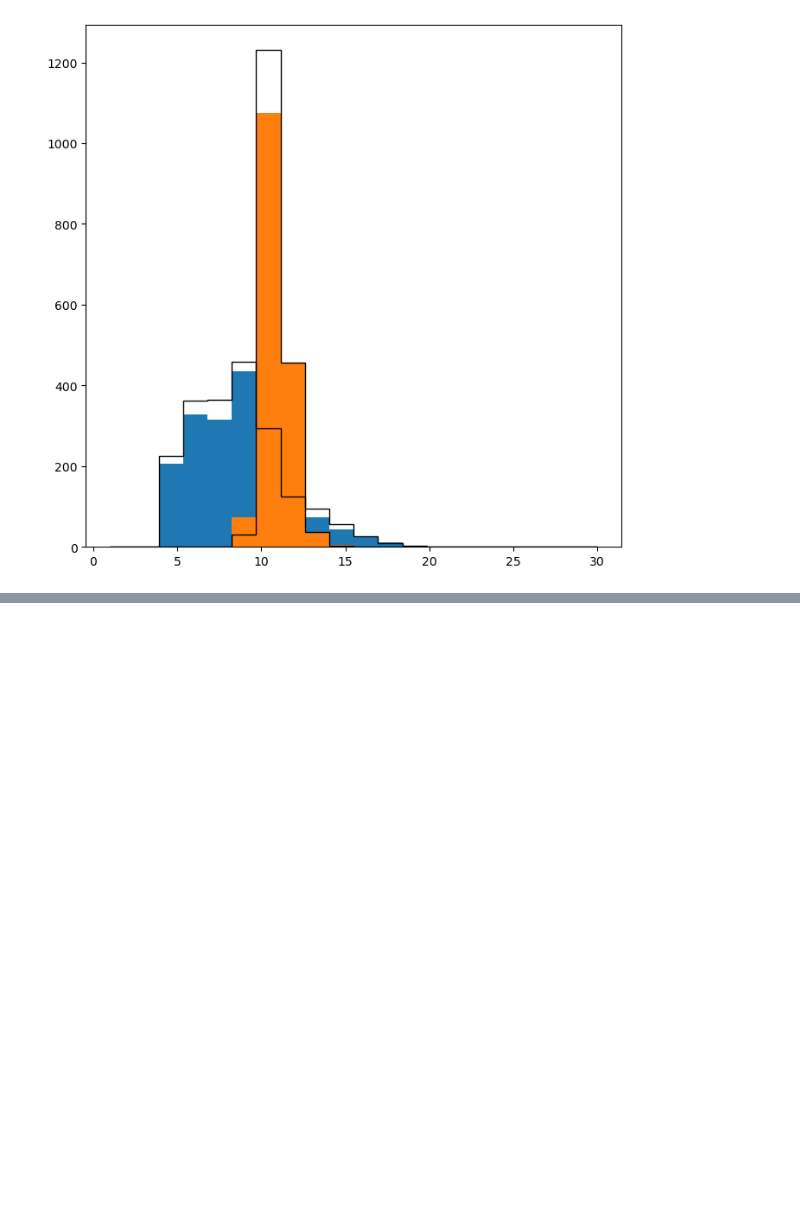
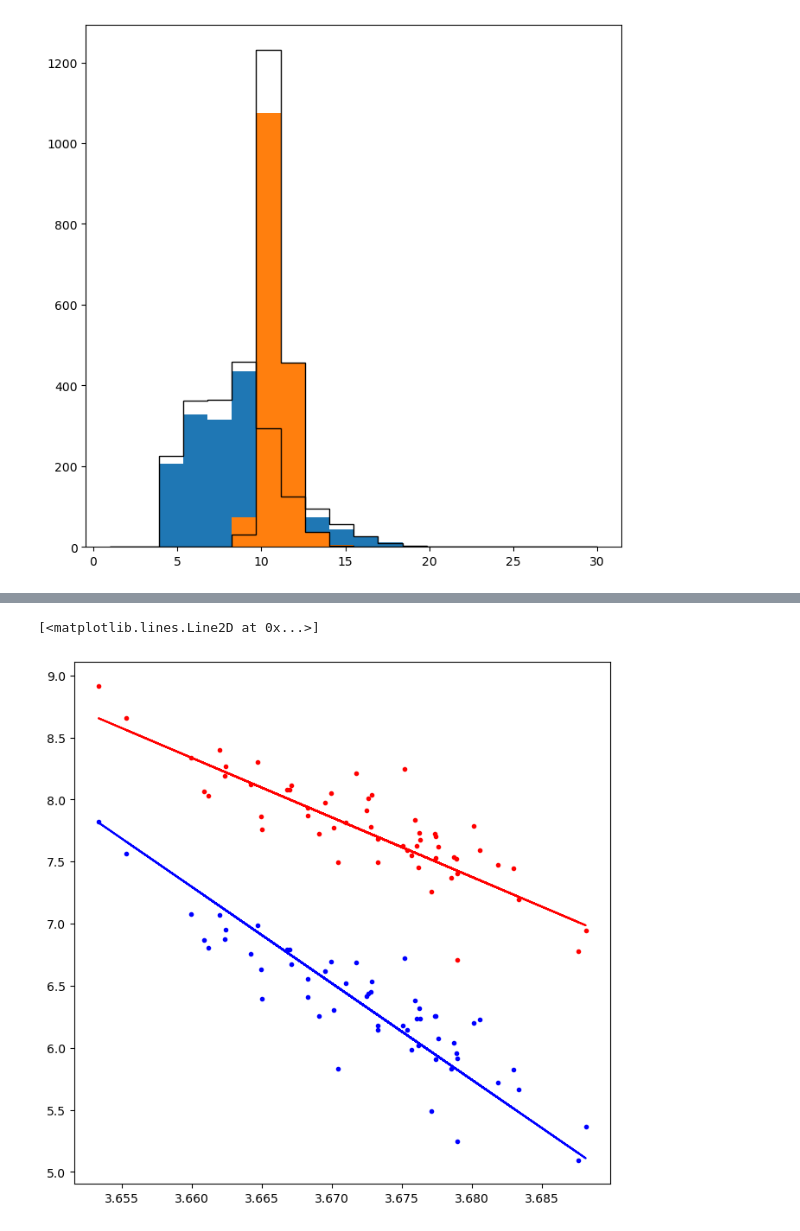
Before and after one commit to pollygecko/sharing-APOGEE_APOKASC, a Jupyter notebook: APOKASC and Gaia Updated Radii Analysis.ipynb, the cells around one changed output, grey strips where cells are left out. Drawn from its saved outputs; the diff is of its cells as text; code cells hidden in the pictures; blank space fills up the shorter version.

```diff
--- a/APOKASC and Gaia Updated Radii Analysis.ipynb
+++ b/APOKASC and Gaia Updated Radii Analysis.ipynb
@@ -1112,0 +1236,9 @@ plt.hist(R_APO3_final[red_clump], histtype='step', color = 'black', bins = 20, r
+# %%
+figure(figsize=(8,8), dpi=100)
+plt.plot(log_Teff_final_RG[index_RG], (np.log10(Amp_HV1_RG[index_RG]))-logg_final_RG[index_RG]*(-1.67583097e-01)-FeH_final_RG[index_RG]*(-1.15637010e+00), 'b.') #orth distance fitting
+plt.plot(log_Teff_final_RG[index_RG], (np.log10(Amp_HV1_RG[index_RG]))-logg_final_RG[index_RG]*(A1_Rg_s_opt[2])-FeH_final_RG[index_RG]*(A1_Rg_s_opt[3]), 'r.')#least square fitting
+plt.plot(log_Teff_final_RG[index_RG], log_Teff_final_RG[index_RG]*(-7.76554532e+01)+2.91513920e+02, 'b') #orth fit
+plt.plot(log_Teff_final_RG[index_RG], log_Teff_final_RG[index_RG]*A1_Rg_s_opt[1]+A1_Rg_s_opt[0], 'r') #ls fit
+# %% [output]
+[<matplotlib.lines.Line2D at 0x...>]
+[figure, added]
```
Also changed, not shown: parts of 6 cells of this notebook.
